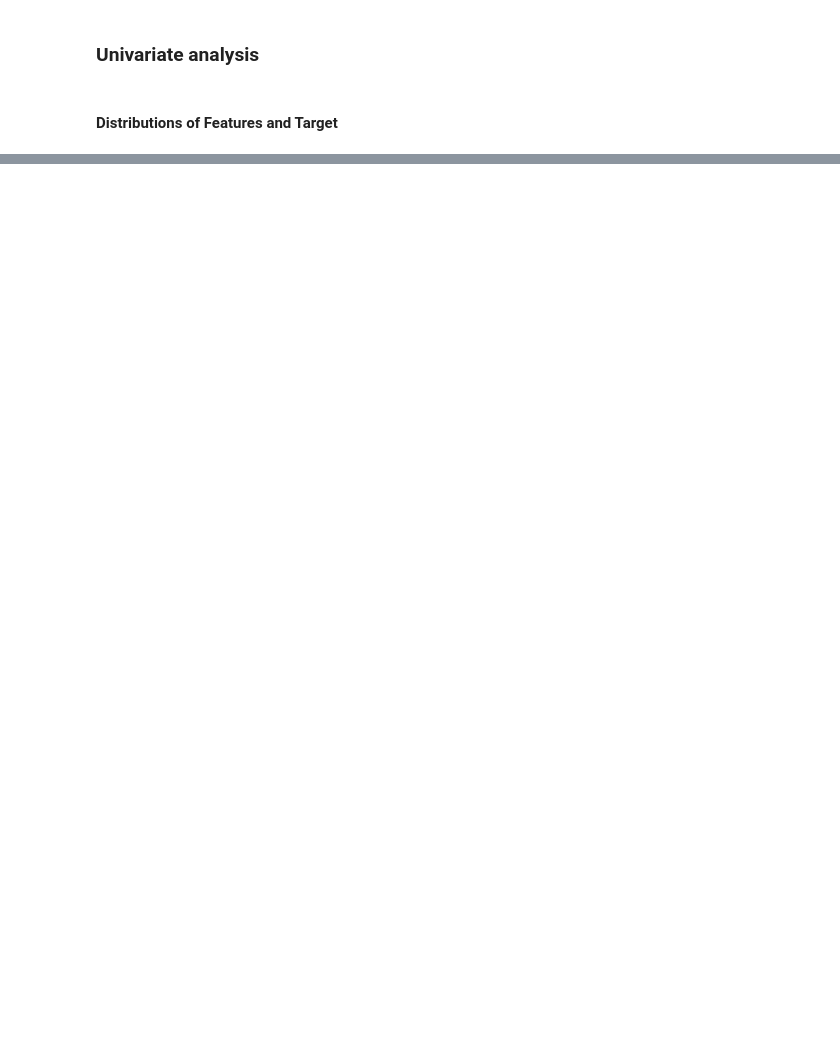
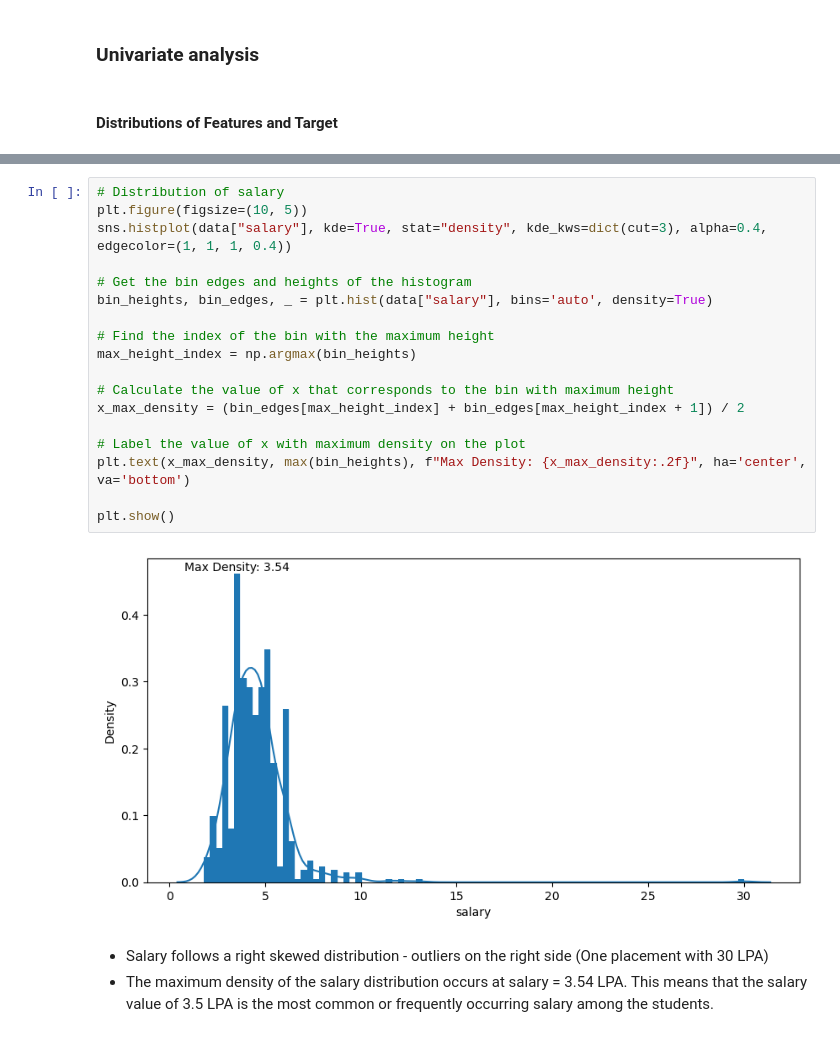
Before and after one commit to mubarakmayyeri/worth-machine-learning, a Jupyter notebook: 3_eda/1_eda-combined.ipynb, the cells around one changed output, grey strips where cells are left out. Drawn from its saved outputs; the diff is of its cells as text; blank space fills up the shorter version.

Commit message:
distribution of salary

```diff
--- a/3_eda/1_eda-combined.ipynb
+++ b/3_eda/1_eda-combined.ipynb
@@ -525,0 +538,23 @@ skills_df.to_csv('data/skills_df.csv')
+# %%
+# Distribution of salary
+plt.figure(figsize=(10, 5))
+sns.histplot(data["salary"], kde=True, stat="density", kde_kws=dict(cut=3), alpha=0.4, edgecolor=(1, 1, 1, 0.4))
+
+# Get the bin edges and heights of the histogram
+bin_heights, bin_edges, _ = plt.hist(data["salary"], bins='auto', density=True)
+
+# Find the index of the bin with the maximum height
+max_height_index = np.argmax(bin_heights)
+
+# Calculate the value of x that corresponds to the bin with maximum height
+x_max_density = (bin_edges[max_height_index] + bin_edges[max_height_index + 1]) / 2
+
+# Label the value of x with maximum density on the plot
+plt.text(x_max_density, max(bin_heights), f"Max Density: {x_max_density:.2f}", ha='center', va='bottom')
+
+plt.show()
+# %% [output]
+[figure, added]
+# %% [markdown]
+* Salary follows a right skewed distribution - outliers on the right side (One placement with 30 LPA)
+* The maximum density of the salary distribution occurs at salary = 3.54 LPA. This means that the salary value of 3.5 LPA is the most common or frequently occurring salary among the students.
```
Also changed, not shown: parts of 10 cells of this notebook, 1 other file.
